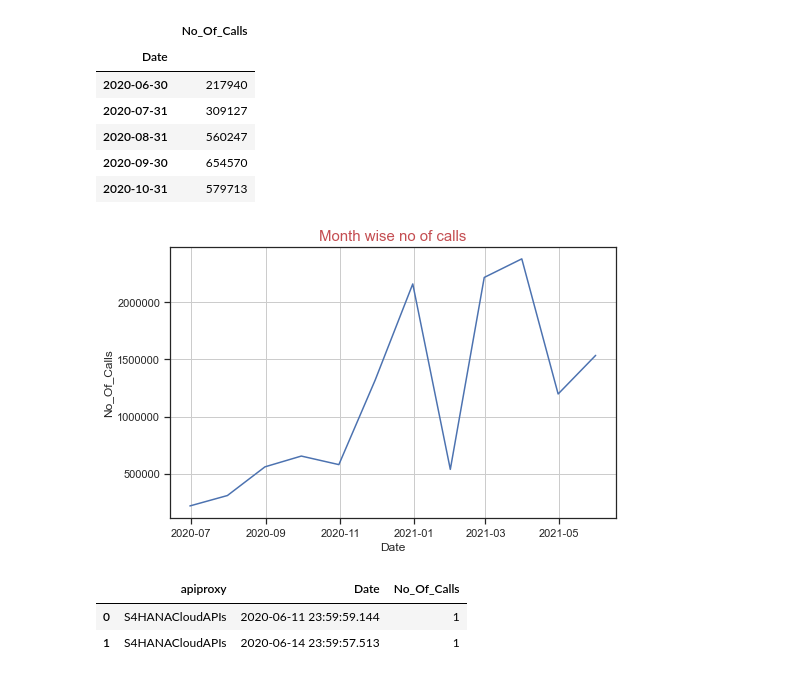
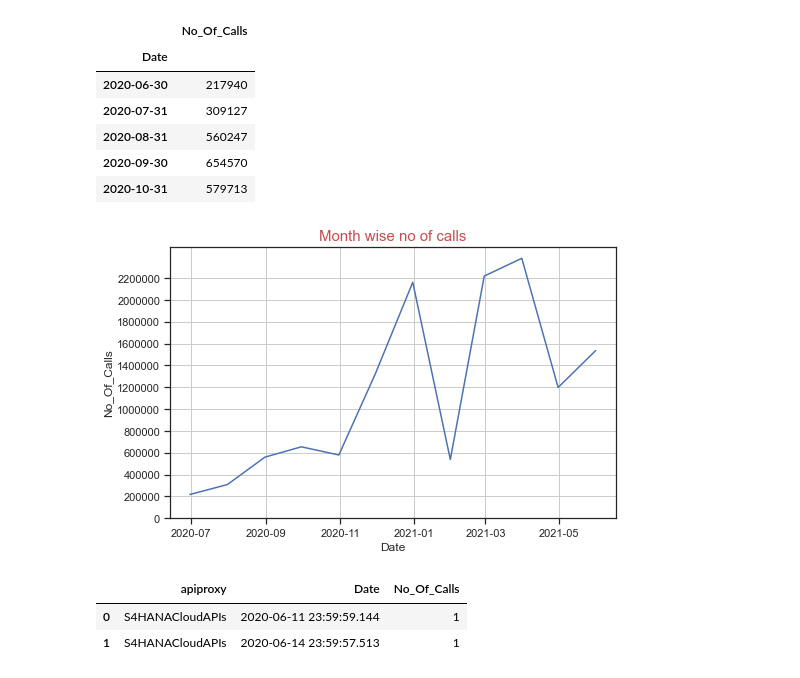
Before and after one commit to sapslcm/Git_Repository_Sudhir, a Jupyter notebook: SAP API Hub/Sandbox_Try_Out.ipynb, the cells around one changed output. Drawn from its saved outputs; the diff is of its cells as text; code cells hidden in the pictures.

```diff
--- a/SAP API Hub/Sandbox_Try_Out.ipynb
+++ b/SAP API Hub/Sandbox_Try_Out.ipynb
@@ -117,14 +118,15 @@ df_analysis_grouper.head()
 # %%
 plt.figure(figsize=(8,5))
 sns.set(style="ticks")
 ax1 = sns.lineplot(x='Date',y='No_Of_Calls',data=df_analysis_grouper)
 # To avoid y axis values to convert in exponential format
 ax1.ticklabel_format(useOffset=False, style='plain', axis='y')
 plt.title(label = 'Month wise no of calls',fontdict = {"fontsize":"15","color":"r"})
+plt.yticks(np.arange(0,2400000,200000 ))
 plt.grid()
 plt.show()
 # %% [output]
-[figure, old version]
+[figure, new version]
 # %%
 df_sandbox.head(2)
 # %% [output]
```
Also changed, not shown: parts of 2 cells of this notebook, 1 other file.
